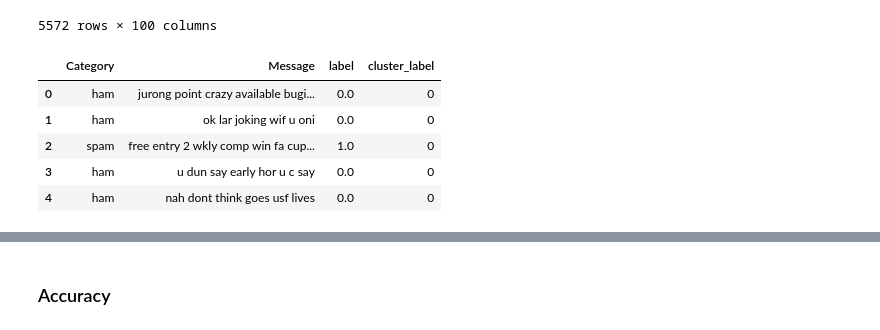
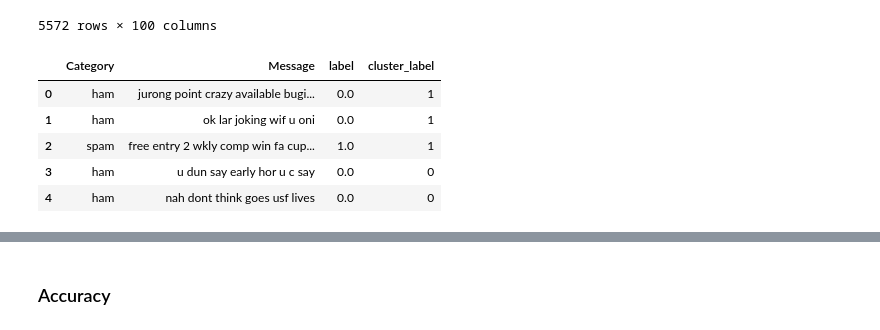
Before and after one commit to bonzonwin/UnsupervisedML_FinalProj, a Jupyter notebook: Unsupervised.ipynb, the cells around one changed output, grey strips where cells are left out. Cells and saved outputs as stored; diff of their text form; code cells hidden in the pictures.

```diff
--- a/Unsupervised.ipynb
+++ b/Unsupervised.ipynb
@@ -123,21 +124,21 @@ tfidf_df
 | 5571 | 0.0 | 0.0 | 0.0 | 0.0 | 0.0 | 0.0 | 0.000000 | 0.0 | 0.000000 | 0.0 | ... | ... |
 5572 rows × 100 columns
 # %%
-pca = PCA(n_components=2)  # Adjust n_components based on desired variance to keep
+pca = PCA(n_components=80)  # Adjust n_components based on desired variance to keep
 X_pca = pca.fit_transform(X_tfidf.toarray())
 
 # Apply GMM
 gmm = GaussianMixture(n_components=2, random_state=42)  # Adjust n_components based on expected clusters
 gmm.fit(X_pca)
 cluster_labels = gmm.predict(X_pca)
 
 # Add cluster labels to your dataframe
 data['cluster_label'] = cluster_labels
 data.head()
 # %% [output]
 |  | Category | Message | label | cluster_label |
-| 0 | ham | jurong point crazy available bugi... | 0.0 | 0 |
-| 1 | ham | ok lar joking wif u oni | 0.0 | 0 |
-| 2 | spam | free entry 2 wkly comp win fa cup... | 1.0 | 0 |
+| 0 | ham | jurong point crazy available bugi... | 0.0 | 1 |
+| 1 | ham | ok lar joking wif u oni | 0.0 | 1 |
+| 2 | spam | free entry 2 wkly comp win fa cup... | 1.0 | 1 |
 | 3 | ham | u dun say early hor u c say | 0.0 | 0 |
 | 4 | ham | nah dont think goes usf lives | 0.0 | 0 |
```
Also changed, not shown: parts of 5 cells of this notebook, 3 other files.
